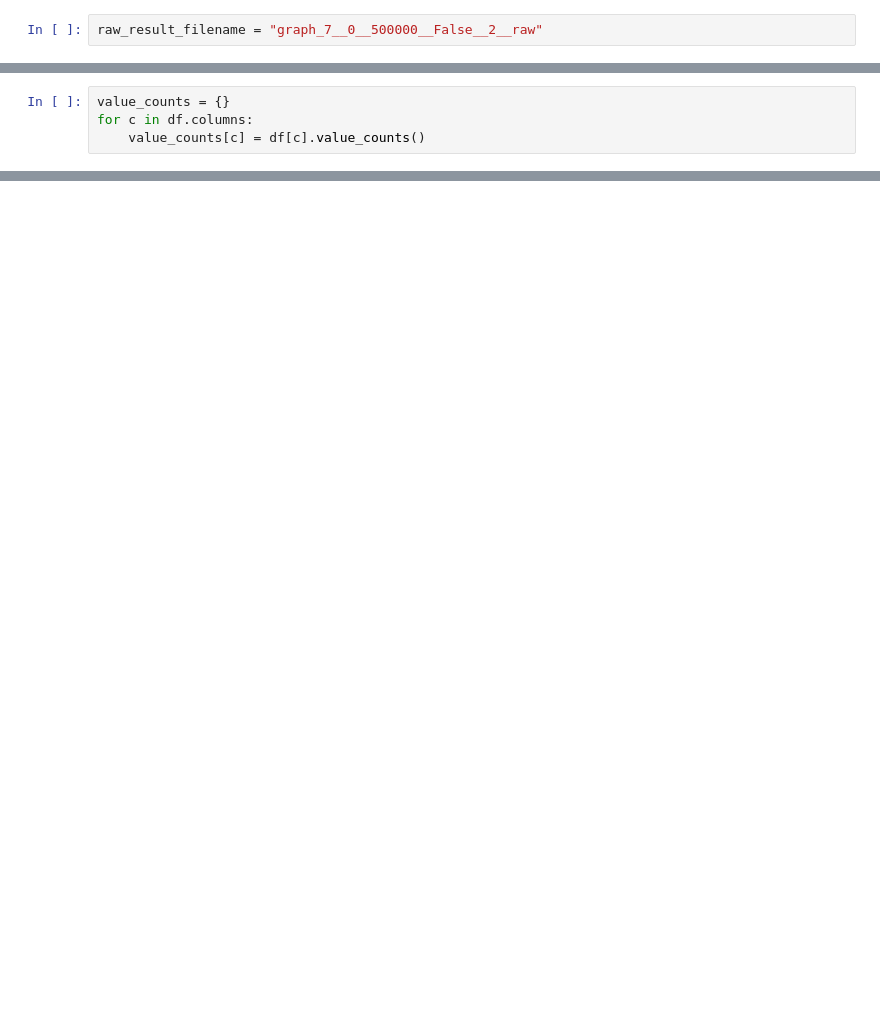
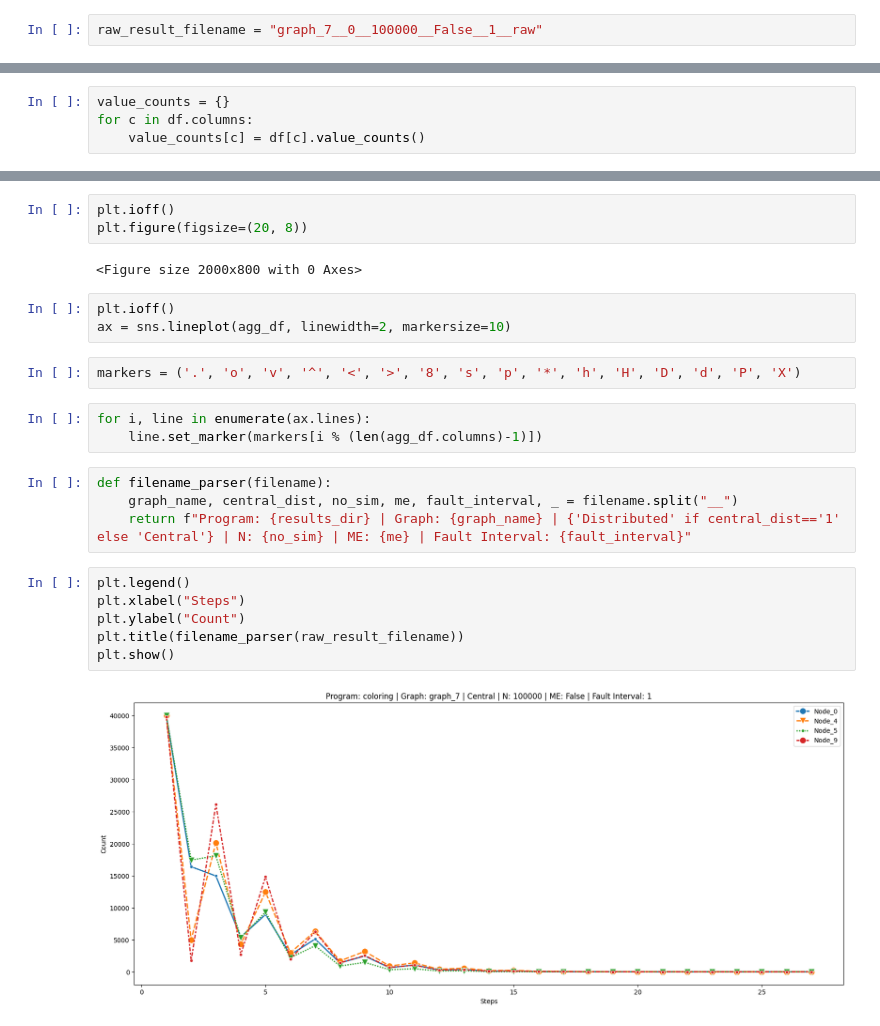
Before and after one commit to amitgaru2/cvf-python-gnn, a Jupyter notebook: simulations/cvf-analysis/analyzing raw data.ipynb, the cells around one changed output, grey strips where cells are left out. Cells and saved outputs as stored; diff of their text form; blank space fills up the shorter version.

```diff
--- a/simulations/cvf-analysis/analyzing raw data.ipynb
+++ b/simulations/cvf-analysis/analyzing raw data.ipynb
@@ -3,7 +8,7 @@ import pandas as pd
 # %%
 results_dir = "coloring"
 # %%
-raw_result_filename = "graph_7__0__500000__False__2__raw"
+raw_result_filename = "graph_7__0__100000__False__1__raw"
 # %%
 df = pd.read_csv(f"results/{results_dir}/{raw_result_filename}.csv")
 # %%
@@ -39,0 +79,25 @@ agg_df
+# %%
+plt.ioff()
+plt.figure(figsize=(20, 8))
+# %% [output]
+<Figure size 2000x800 with 0 Axes>
+# %%
+plt.ioff()
+ax = sns.lineplot(agg_df, linewidth=2, markersize=10)
+# %%
+markers = ('.', 'o', 'v', '^', '<', '>', '8', 's', 'p', '*', 'h', 'H', 'D', 'd', 'P', 'X')
+# %%
+for i, line in enumerate(ax.lines):
+    line.set_marker(markers[i % (len(agg_df.columns)-1)])
+# %%
+def filename_parser(filename):
+    graph_name, central_dist, no_sim, me, fault_interval, _ = filename.split("__")
+    return f"Program: {results_dir} | Graph: {graph_name} | {'Distributed' if central_dist=='1' else 'Central'} | N: {no_sim} | ME: {me} | Fault Interval: {fault_interval}"
+# %%
+plt.legend()
+plt.xlabel("Steps")
+plt.ylabel("Count")
+plt.title(filename_parser(raw_result_filename))
+plt.show()
+# %% [output]
+[figure, added]
```
Also changed, not shown: parts of 7 cells of this notebook.
